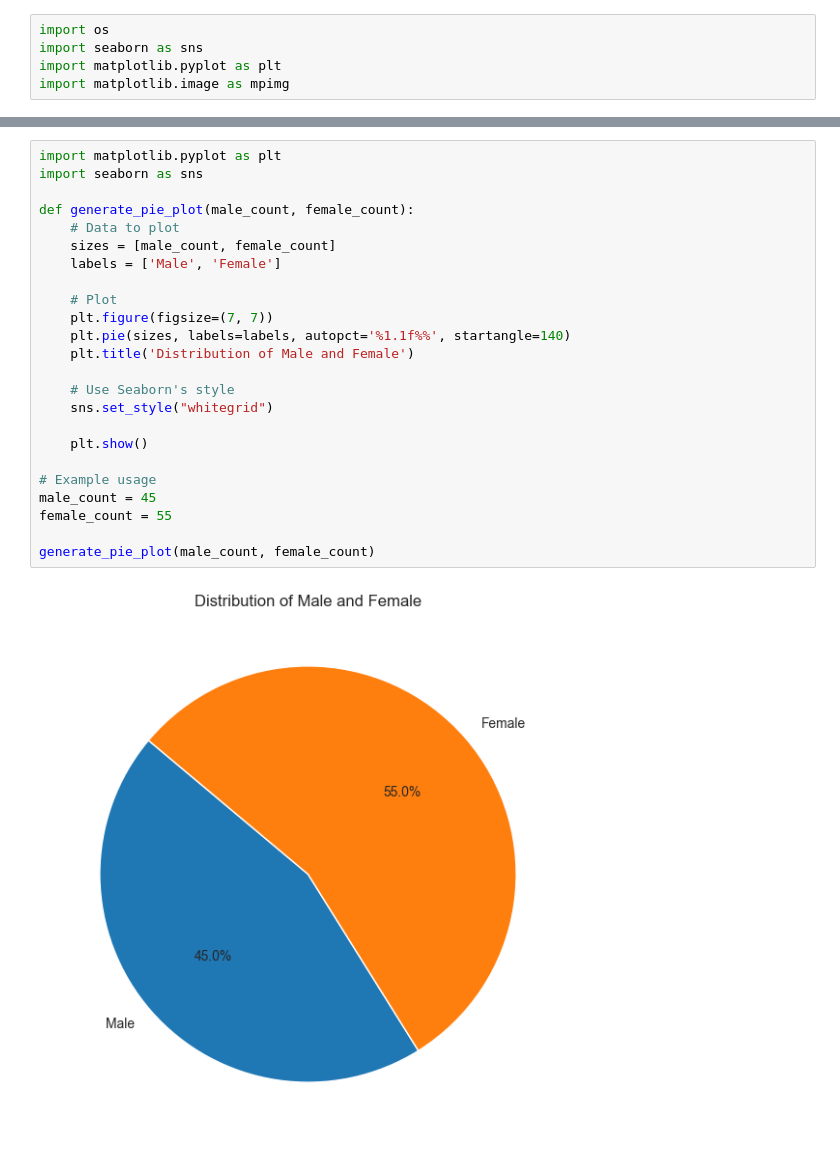
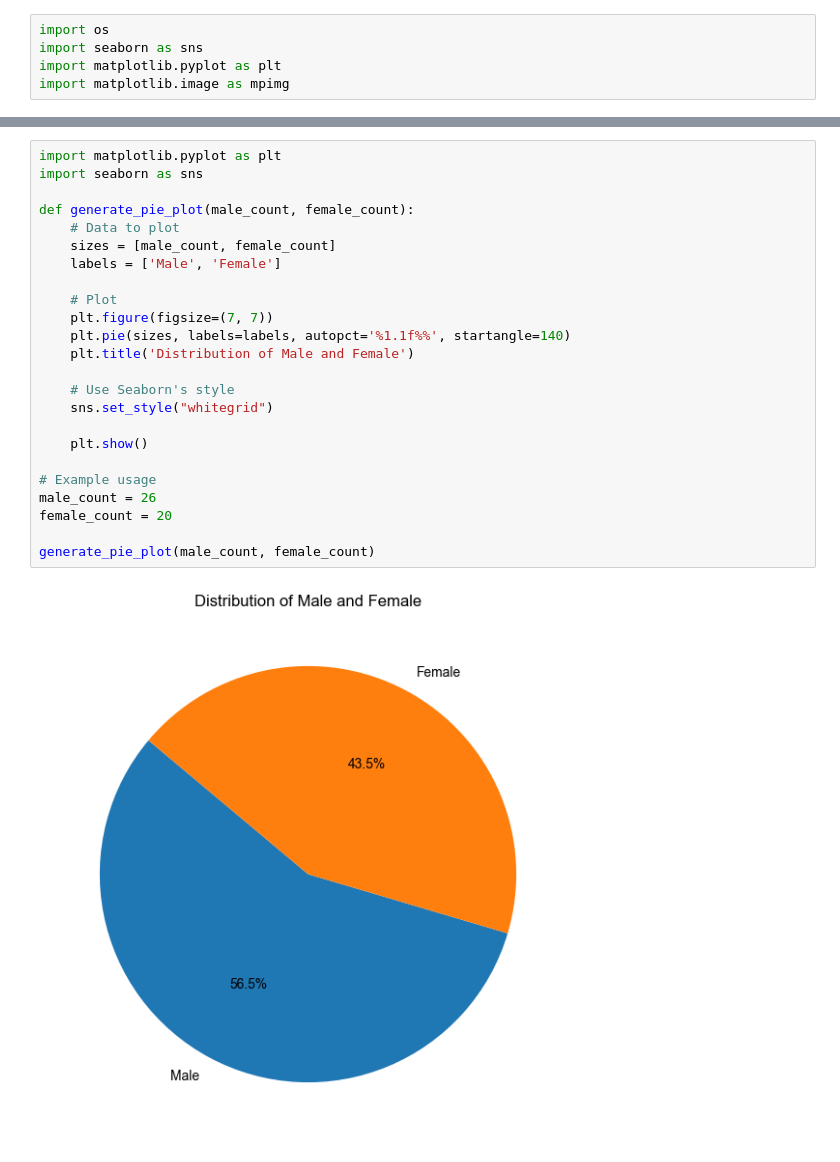
Before and after one commit to saadahm189/thesis, a Jupyter notebook: dataset_analysis/dataset_analysis.ipynb, the cells around one changed output, grey strips where cells are left out. Saved outputs shown, nothing was run; the diff lists cells and outputs as text.

```diff
--- a/dataset_analysis/dataset_analysis.ipynb
+++ b/dataset_analysis/dataset_analysis.ipynb
@@ -163,29 +166,29 @@ Number of images in each class:
 # %%
 import matplotlib.pyplot as plt
 import seaborn as sns
 
 def generate_pie_plot(male_count, female_count):
     # Data to plot
     sizes = [male_count, female_count]
     labels = ['Male', 'Female']
 
     # Plot
     plt.figure(figsize=(7, 7))
     plt.pie(sizes, labels=labels, autopct='%1.1f%%', startangle=140)
     plt.title('Distribution of Male and Female')
 
     # Use Seaborn's style
     sns.set_style("whitegrid")
 
     plt.show()
 
 # Example usage
-male_count = 45
-female_count = 55
+male_count = 26
+female_count = 20
 
 generate_pie_plot(male_count, female_count)
 # %% [output]
-[figure, old version]
+[figure, new version]
 # %%
 import os
 import random
```
Also changed, not shown: parts of 3 cells of this notebook, 51 other files.
